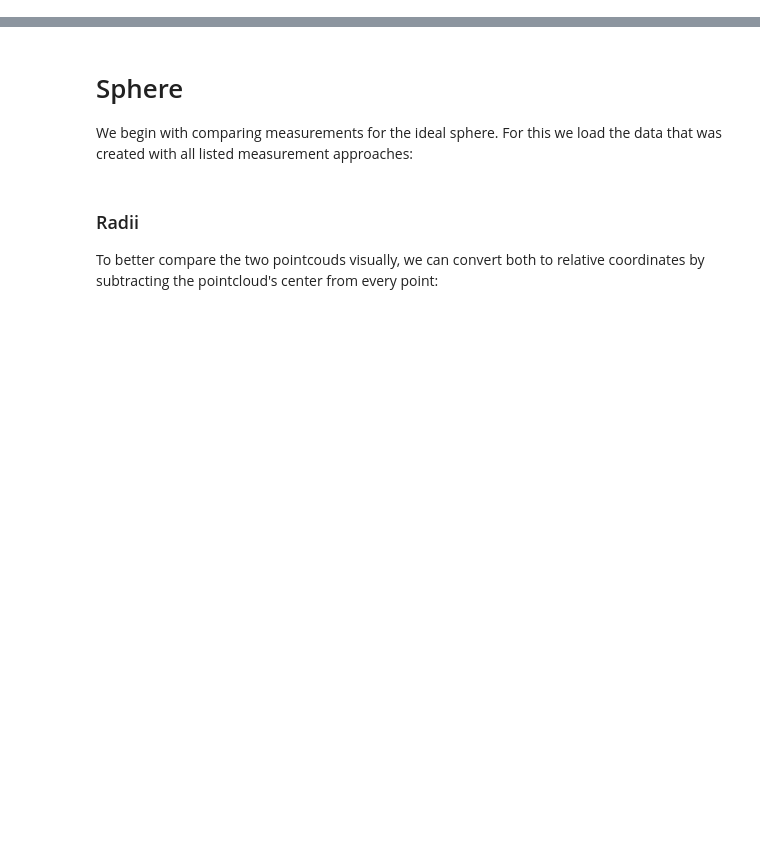
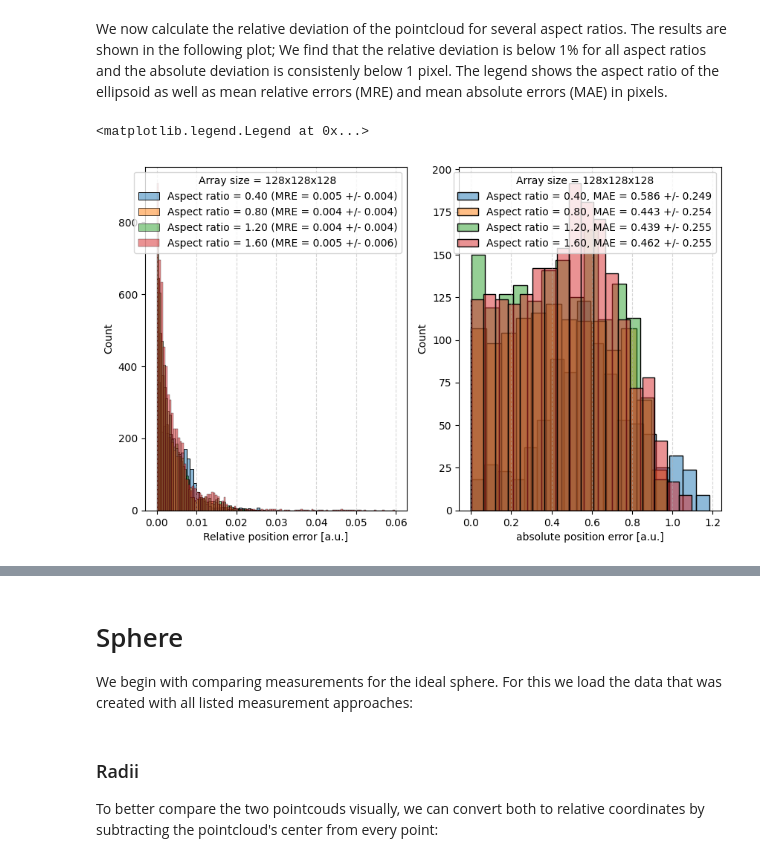
Before and after one commit to campaslab/napari-stress, a Jupyter notebook: docs/05_FAQ/02_validation/analyze_validation.ipynb, the cells around one changed output, grey strips where cells are left out. Saved outputs shown, nothing was run; the diff lists cells and outputs as text; code cells hidden in the pictures; blank space fills up the shorter version.

```diff
--- a/docs/05_FAQ/02_validation/analyze_validation.ipynb
+++ b/docs/05_FAQ/02_validation/analyze_validation.ipynb
@@ -39,0 +96,45 @@ from napari_stress import sample_data, reconstruction, measurements
+# %% [markdown]
+We now calculate the relative deviation of the pointcloud for several aspect ratios. The results are shown in the following plot; We find that the relative deviation is below 1% for all aspect ratios and the absolute deviation is consistenly below 1 pixel. The legend shows the aspect ratio of the ellipsoid as well as mean relative errors (MRE) and mean absolute errors (MAE) in pixels.
+# %%
+import matplotlib as mpl
+mpl.style.use('default')
+
+size = 128
+b, c = 0.5, 0.5
+number_of_ellipsoids = 4
+
+fig, axes = plt.subplots(ncols = 2, figsize=(10,6))
+
+for a in np.linspace(0.2, 0.8, number_of_ellipsoids):
+
+    ellipsoid = sample_data.make_blurry_ellipsoid(a, b, c, size, definition_width=10)[0]
+    results_reconstruction = reconstruction.reconstruct_droplet(ellipsoid, voxelsize=np.array([1,1,1]), use_dask=False,
+                                                            resampling_length=3, interpolation_method='linear', trace_length=10, sampling_distance=1)
+
+    # calculate each point's distance to the surface of the ellipsoid
+    distances = []
+    ellipse_points = []
+    for pt in results_reconstruction[3][0]:
+        ellipse_points.append(project_point_on_ellipse_surface(pt, a*size, b*size, c*size, np.array([size/2, size/2, size/2])))
+        distances.append(np.linalg.norm(pt - ellipse_points[-1]))
+    distances = np.array(distances).flatten()
+
+    # relative position error in x, y and z direction
+    relative_position_error = np.abs(results_reconstruction[3][0] - ellipse_points) / ellipse_points
+    relative_position_error = relative_position_error.flatten()
+
+    # plot distance distribution
+    sns.histplot(data=relative_position_error, ax=axes[0],
+                label='Aspect ratio = {:.2f} (MRE = {:.3f} +/- {:.3f})'.format(a/b, np.mean(relative_position_error), np.std(relative_position_error)),
+                alpha=0.5)
+    sns.histplot(data=distances, ax=axes[1], label='Aspect ratio = {:.2f}, MAE = {:.3f} +/- {:.3f}'.format(a/b, np.mean(distances), np.std(distances)), alpha=0.5)
+
+axes[0].set_xlabel('Relative position error [a.u.]')
+axes[0].grid(which='major', axis='x', linestyle='--', alpha=0.5)
+axes[0].legend(title='Array size = {size}x{size}x{size}'.format(a*size/2, b*size/2, c*size/2, size=size))
+axes[1].set_xlabel('absolute position error [a.u.]')
+axes[1].grid(which='major', axis='x', linestyle='--', alpha=0.5)
+axes[1].legend(title='Array size = {size}x{size}x{size}'.format(a*size/2, b*size/2, c*size/2, size=size))
+# %% [output]
+<matplotlib.legend.Legend at 0x...>
+[figure, added]
```
Also changed, not shown: parts of 26 cells of this notebook.
